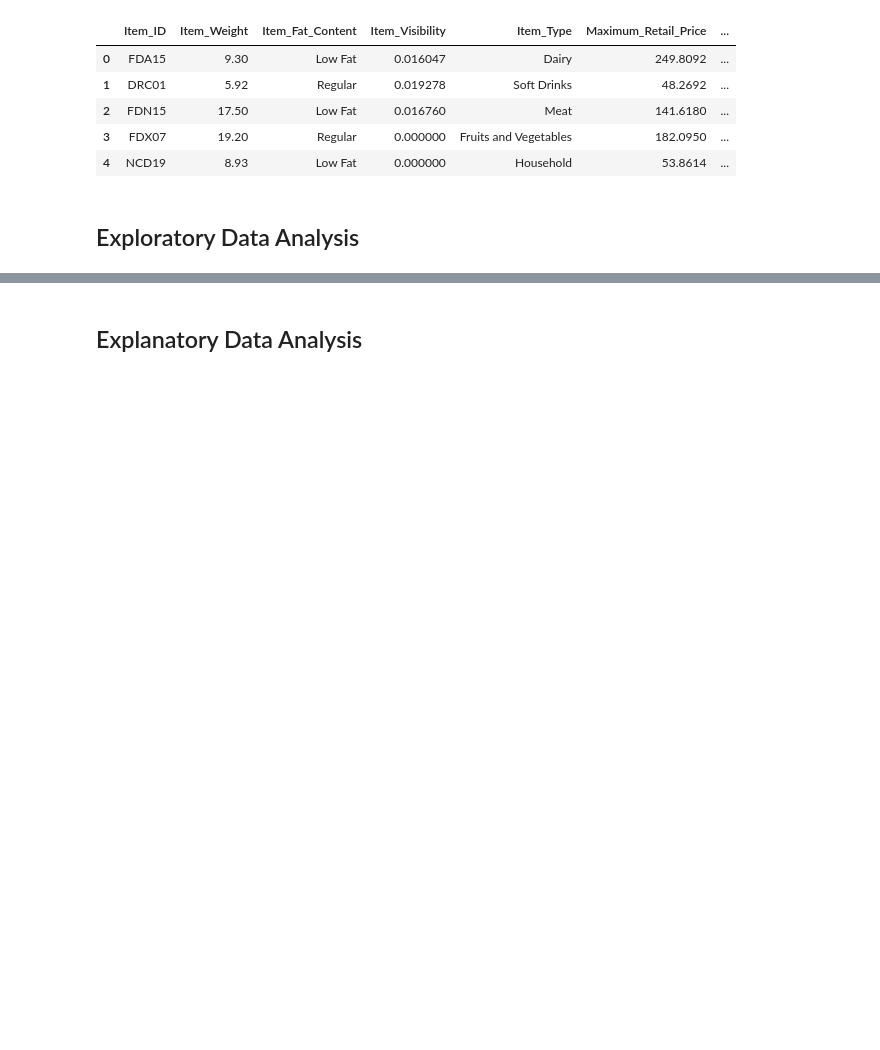
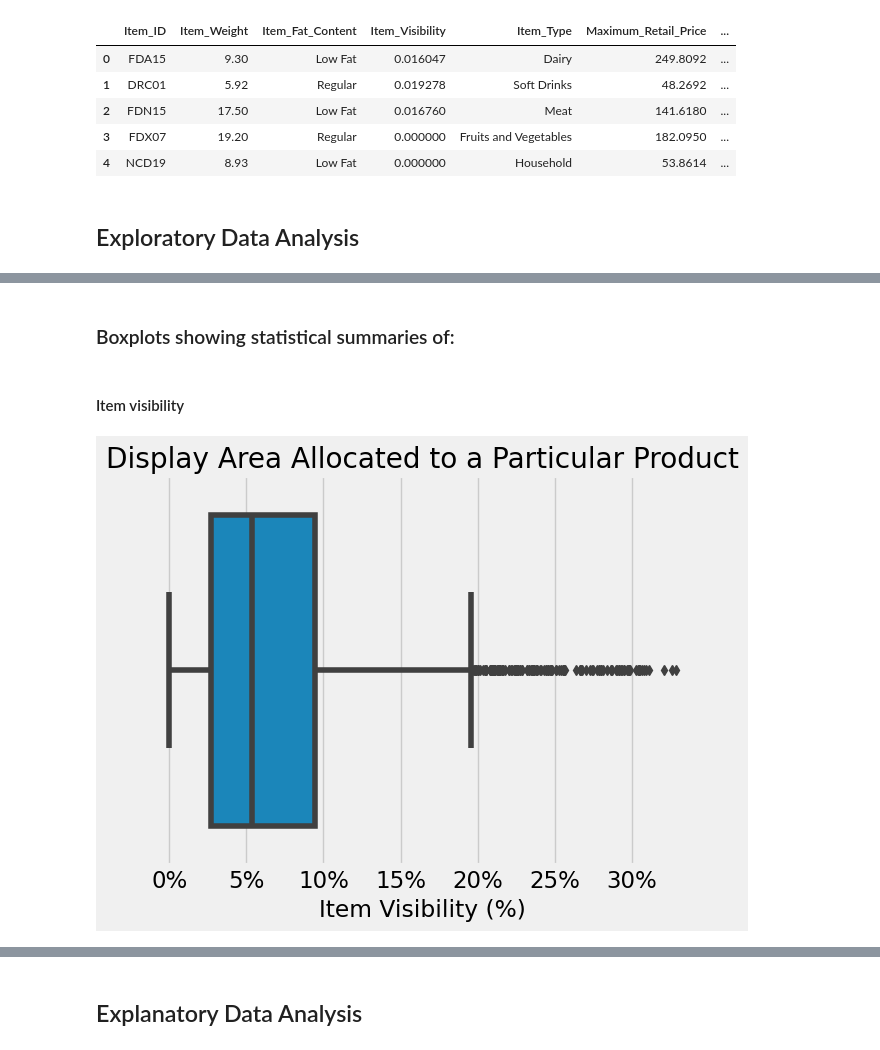
Before and after one commit to NemesisCrociata/Prediction-of-Product-Sales, a Jupyter notebook: Prediction_of_Product_Sales.ipynb, the cells around one changed output, grey strips where cells are left out. Cells and saved outputs as stored; diff of their text form; code cells hidden in the pictures; blank space fills up the shorter version.

```diff
--- a/Prediction_of_Product_Sales.ipynb
+++ b/Prediction_of_Product_Sales.ipynb
@@ -512,0 +596,14 @@ clean_df.head()
+# %% [markdown]
+### Boxplots showing statistical summaries of:
+# %% [markdown]
+#### Item visibility
+# %%
+# A new Seaborn function is used to create a boxplot: sns.boxplot()
+
+ax = sns.boxplot(data=df, x=percent_ticks)
+
+ax.xaxis.set_major_formatter(xticks)
+
+ax.set(xlabel='Item Visibility (%)', title='Display Area Allocated to a Particular Product');
+# %% [output]
+[figure, added]
```
Also changed, not shown: parts of 47 cells of this notebook.
